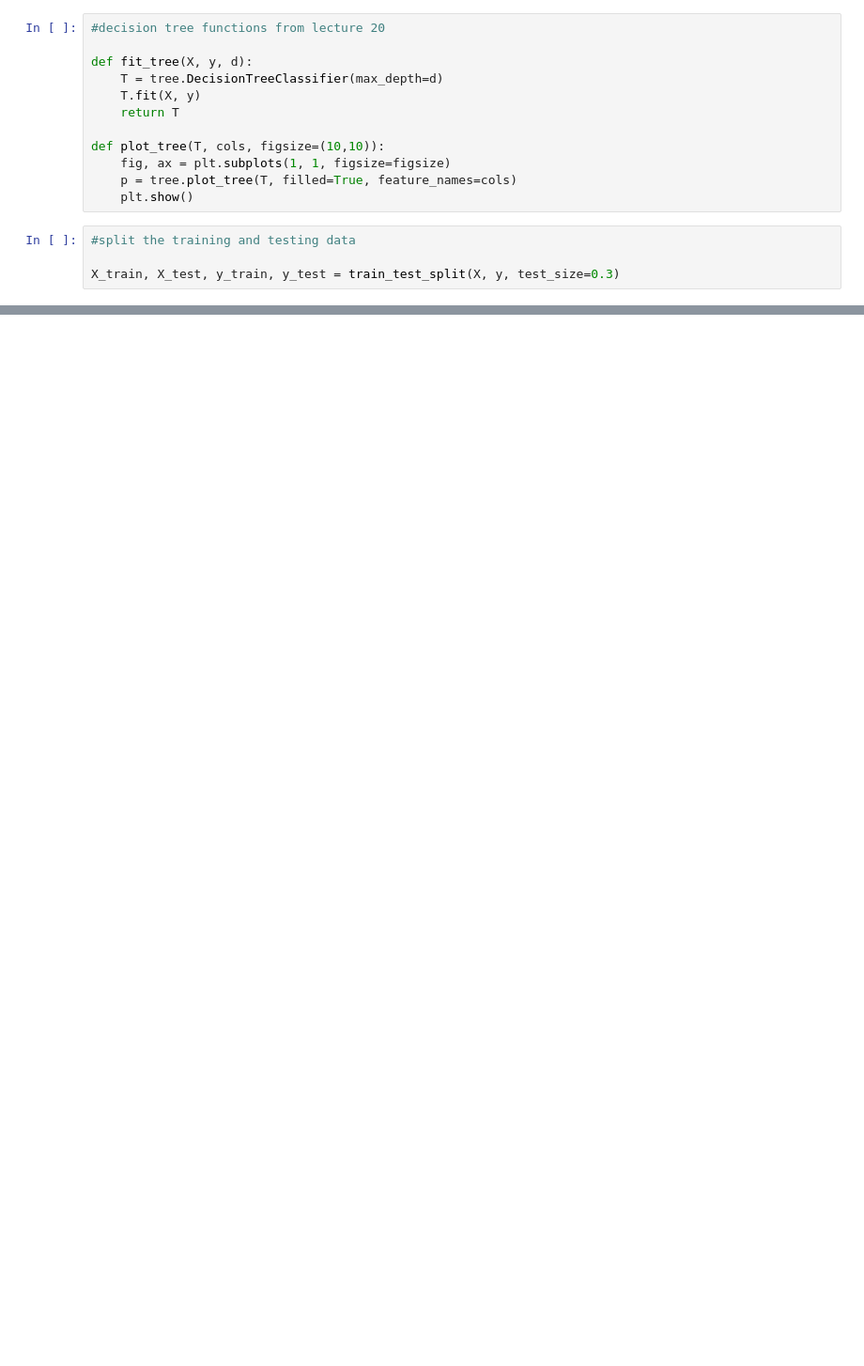
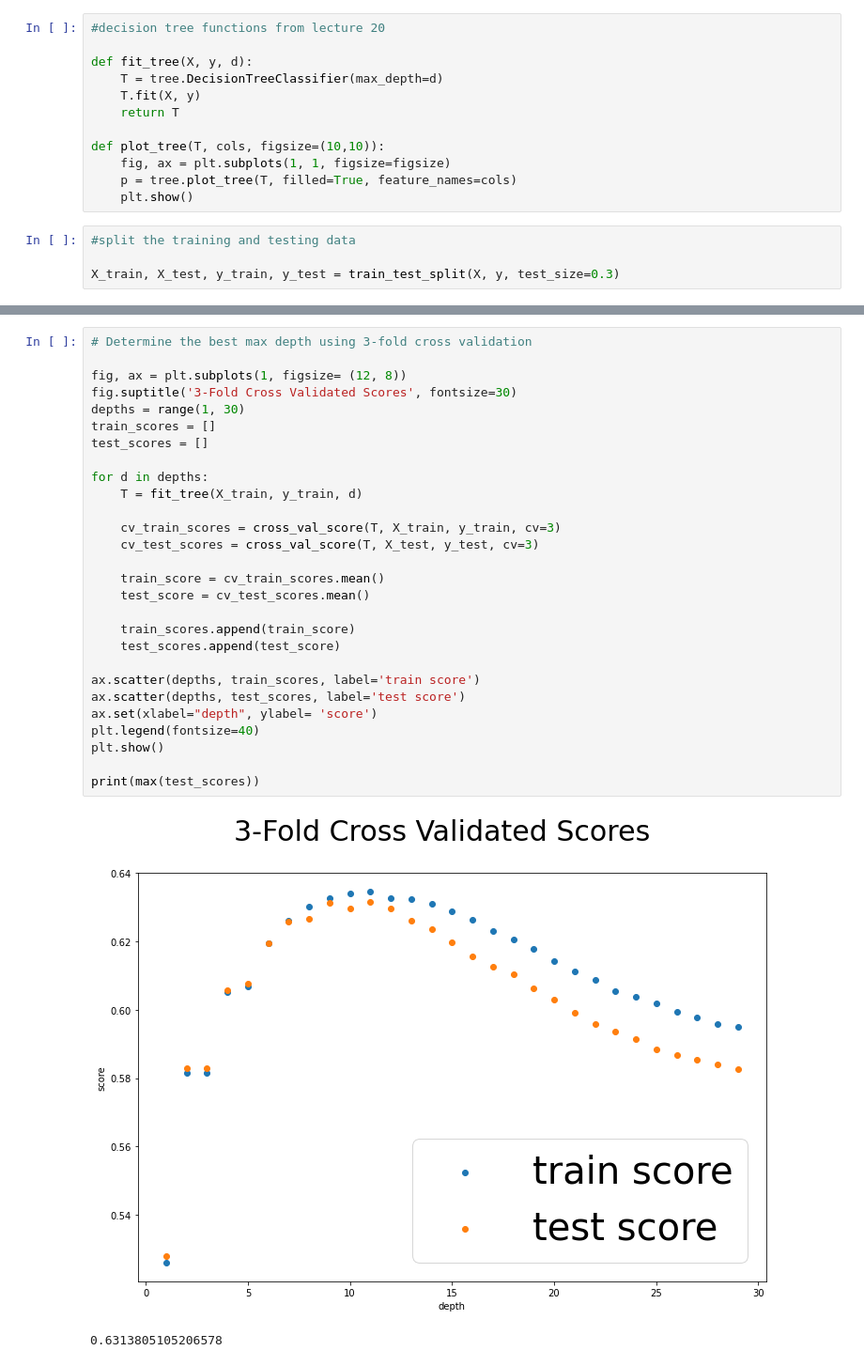
Before and after one commit to cadenthun/crime-analysis, a Jupyter notebook: CrimeDataRunFIle.ipynb, the cells around one changed output, grey strips where cells are left out. Shown: that part at 94% size. Saved outputs shown, nothing was run; the diff lists cells and outputs as text; blank space fills up the shorter version.

```diff
--- a/CrimeDataRunFIle.ipynb
+++ b/CrimeDataRunFIle.ipynb
@@ -139,3 +141,34 @@ print(max(test_scores))
+# %%
+# Determine the best max depth using 3-fold cross validation
+
+fig, ax = plt.subplots(1, figsize= (12, 8))
+fig.suptitle('3-Fold Cross Validated Scores', fontsize=30)
+depths = range(1, 30)
+train_scores = []
+test_scores = []
+
+for d in depths:
+    T = fit_tree(X_train, y_train, d)
+
+    cv_train_scores = cross_val_score(T, X_train, y_train, cv=3)
+    cv_test_scores = cross_val_score(T, X_test, y_test, cv=3)
+
+    train_score = cv_train_scores.mean()
+    test_score = cv_test_scores.mean()
+
+    train_scores.append(train_score)
+    test_scores.append(test_score)
+
+ax.scatter(depths, train_scores, label='train score')
+ax.scatter(depths, test_scores, label='test score')
+ax.set(xlabel="depth", ylabel= 'score')
+plt.legend(fontsize=40)
+plt.show()
+
+print(max(test_scores))
+# %% [output]
+[figure, added]
+0.6313805105206578
 # %%
 #decision tree
 T2 = fit_tree(X,y, 10)
```
Also changed, not shown: parts of 6 cells of this notebook.
